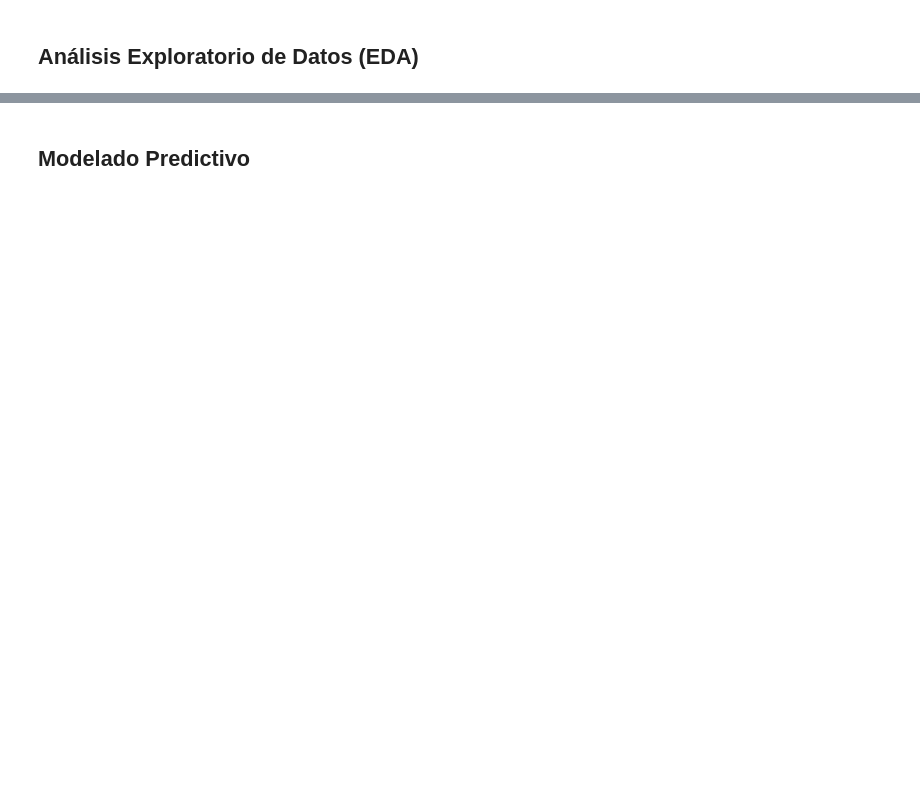
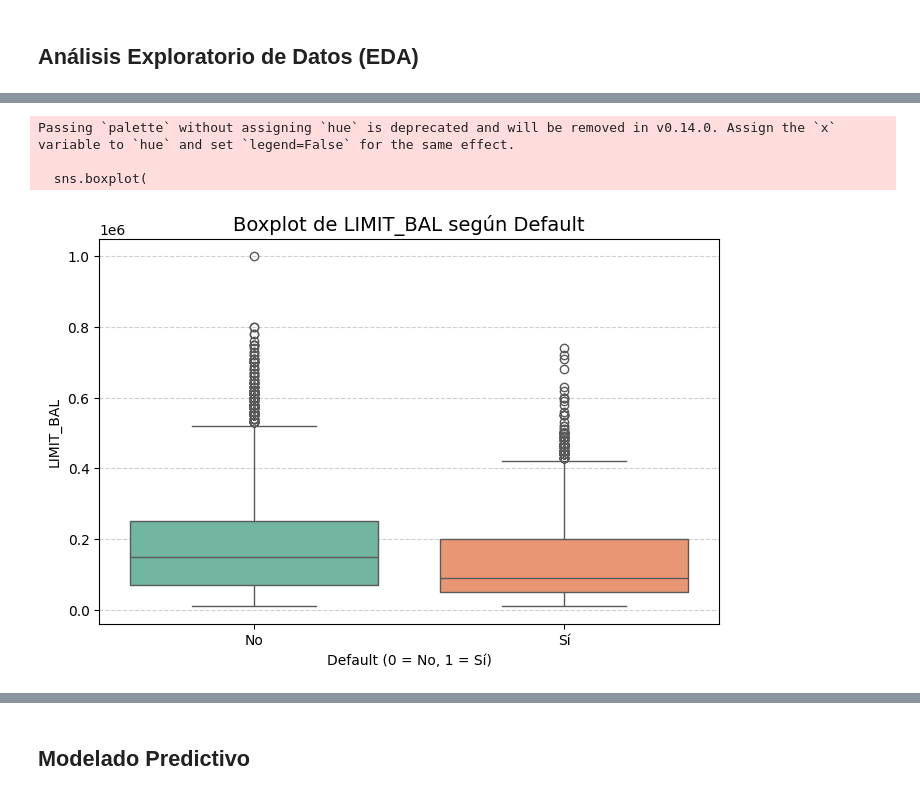
Before and after one commit to Nuria-01/MASTER_UNED_NuriaFdez, a Jupyter notebook: Trabajo_Fin_de_Master.ipynb, the cells around one changed output, grey strips where cells are left out. Cells and saved outputs as stored; diff of their text form; code cells hidden in the pictures; blank space fills up the shorter version.

```diff
--- a/Trabajo_Fin_de_Master.ipynb
+++ b/Trabajo_Fin_de_Master.ipynb
@@ -100,0 +716,28 @@ drive.mount('/content/drive')
+# %%
+## PAY_AMT Y BILL_AMT CON LIMIT_BAL
+
+# Calcular promedio de pagos y facturación por cliente
+df_wide['PAY_AMT_avg'] = df_wide[[f'PAY_AMT{i}' for i in range(1, 7)]].mean(axis=1)
+df_wide['BILL_AMT_avg'] = df_wide[[f'BILL_AMT{i}' for i in range(1, 7)]].mean(axis=1)
+
+# Gráfico PAY_AMT promedio vs LIMIT_BAL
+sns.jointplot(
+    data=df_wide,
+    x='LIMIT_BAL',
+    y='PAY_AMT_avg',
+    kind='scatter',
+    alpha=0.5
+)
+plt.suptitle("Relación entre límite de crédito y pago promedio", y=1.02)
+
+# Gráfico BILL_AMT promedio vs LIMIT_BAL
+sns.jointplot(
+    data=df_wide,
+    x='LIMIT_BAL',
+    y='BILL_AMT_avg',
+    kind='scatter',
+    alpha=0.5
+)
+plt.suptitle("Relación entre límite de crédito y facturación promedio", y=1.02)
+
+plt.show()
@@ -100,0 +786,18 @@ drive.mount('/content/drive')
+# %%
+plt.figure(figsize=(8,5))
+sns.boxplot(
+    data=df_wide,
+    x='default payment next month',
+    y='LIMIT_BAL',
+    palette='Set2'
+)
+plt.title("Boxplot de LIMIT_BAL según Default", fontsize=14)
+plt.xlabel("Default (0 = No, 1 = Sí)")
+plt.ylabel("LIMIT_BAL")
+plt.grid(axis='y', linestyle='--', alpha=0.6)
+plt.show()
+# %% [output]
+Passing `palette` without assigning `hue` is deprecated and will be removed in v0.14.0. Assign the `x` variable to `hue` and set `legend=False` for the same effect.
+
+  sns.boxplot(
+[figure, added]
```
Also changed, not shown: parts of 152 cells of this notebook.
